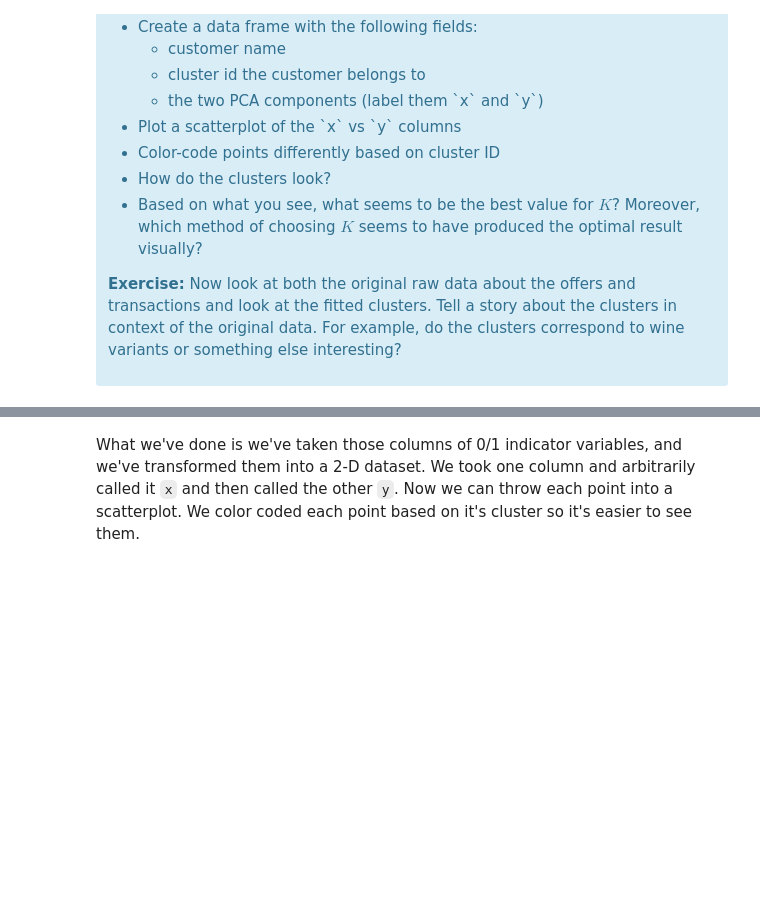
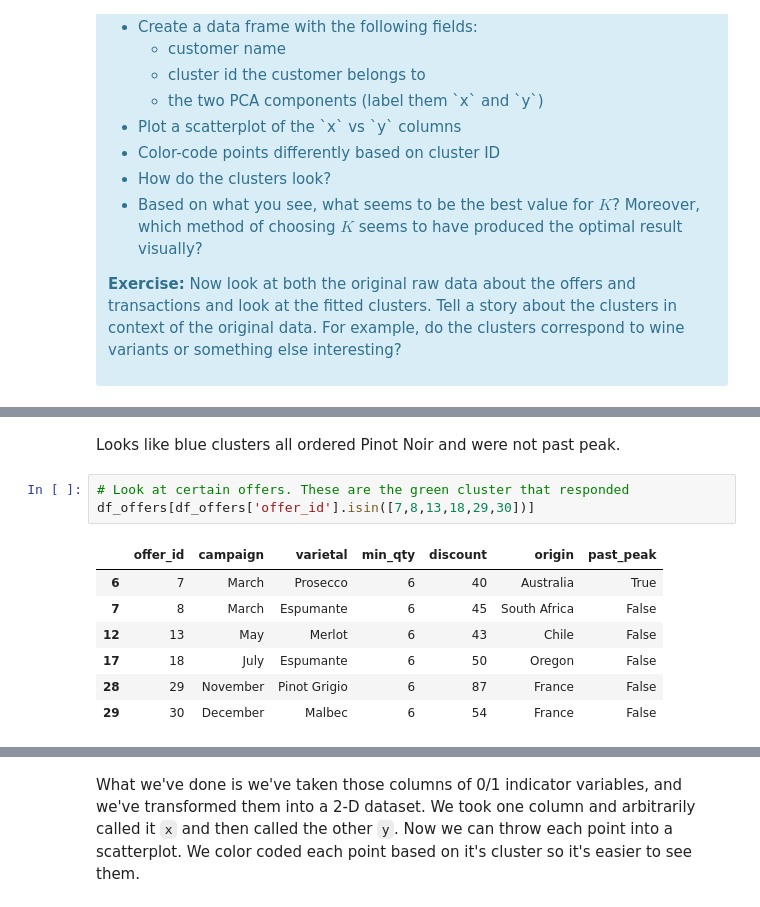
Before and after one commit to aerbsen/Springboard, a Jupyter notebook: Case Studies/Clustering Case Study - Customer Segmentation with K-Means - Tier 3.ipynb, the cells around one changed output, grey strips where cells are left out. Saved outputs shown, nothing was run; the diff lists cells and outputs as text; blank space fills up the shorter version.

```diff
--- a/Case Studies/Clustering Case Study - Customer Segmentation with K-Means - Tier 3.ipynb
+++ b/Case Studies/Clustering Case Study - Customer Segmentation with K-Means - Tier 3.ipynb
@@ -432,0 +467,13 @@ These clusters look pretty good - they are not very tight, but they are clear gr
+# %% [markdown]
+Looks like blue clusters all ordered Pinot Noir and were not past peak.
+# %%
+# Look at certain offers. These are the green cluster that responded
+df_offers[df_offers['offer_id'].isin([7,8,13,18,29,30])]
+# %% [output]
+|  | offer_id | campaign | varietal | min_qty | discount | origin | past_peak |
+| 6 | 7 | March | Prosecco | 6 | 40 | Australia | True |
+| 7 | 8 | March | Espumante | 6 | 45 | South Africa | False |
+| 12 | 13 | May | Merlot | 6 | 43 | Chile | False |
+| 17 | 18 | July | Espumante | 6 | 50 | Oregon | False |
+| 28 | 29 | November | Pinot Grigio | 6 | 87 | France | False |
+| 29 | 30 | December | Malbec | 6 | 54 | France | False |
```
Also changed, not shown: parts of 14 cells of this notebook.
